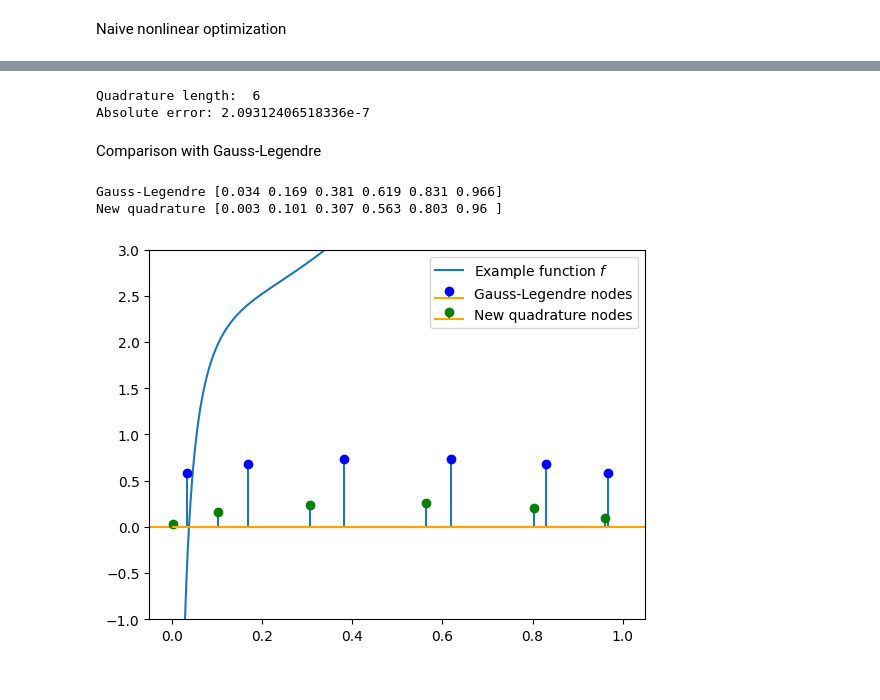
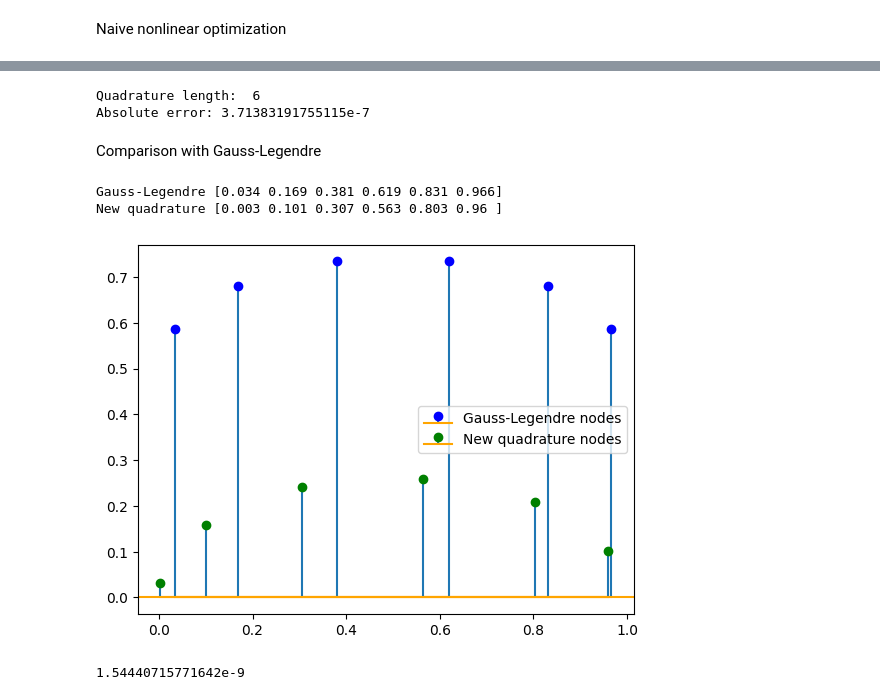
Before and after one commit to jakobtkn/ggqpy, a Jupyter notebook: example.ipynb, the cells around one changed output, grey strips where cells are left out. Saved outputs shown, nothing was run; the diff lists cells and outputs as text; code cells hidden in the pictures.

```diff
--- a/example.ipynb
+++ b/example.ipynb
@@ -82,5 +83,4 @@ Naive error: 0.617141984239625
 # %%
 opt = QuadOptimizer(u_list,r)
-opt.set_parameters(0.8,100,1e-6)
-r = U_disc.T@w_disc
+opt.set_parameters(0.9,100,1e-4)
 x,w = opt.point_reduction(x_cheb, w_cheb, eps_quad)
@@ -103,21 +89,26 @@ print("Quadrature length: ", len(x))
 print("Absolute error:", abs(F.target_integral(ex_f_expr)-ex_f(x)@w))
 # %% [output]
 Quadrature length:  6
-Absolute error: 2.09312406518336e-7
+Absolute error: 3.71383191755115e-7
 # %% [markdown]
 Comparison with Gauss-Legendre
 # %%
 fig, ax = plt.subplots()
-ax.plot(xx, ex_f(xx),label=r"Example function $f$")
-ax.set_ylim(-1,3)
 x_gl,w_gl = I.translate(np.polynomial.legendre.leggauss(len(x)))
 ax.axhline(y=0,c="orange")
 ax.stem(x_gl, w_gl, markerfmt = 'bo', basefmt="orange", label=r"Gauss-Legendre nodes")
 ax.stem(x, w, markerfmt = 'go', basefmt="orange", label=r"New quadrature nodes")
 ax.legend()
 print("Gauss-Legendre",np.around(x_gl,3))
 print("New quadrature",np.around(sorted(x),3))
 # %% [output]
 Gauss-Legendre [0.034 0.169 0.381 0.619 0.831 0.966]
 New quadrature [0.003 0.101 0.307 0.563 0.803 0.96 ]
-[figure, old version]
+[figure, new version]
+# %%
+symx = sym.Symbol("x")
+expr = 2*symx**3 + 0.1*symx**7
+f = sym.lambdify(symx, expr, "numpy")
+print(abs(F.target_integral(expr) - f(x)@w))
+# %% [output]
+1.54440715771642e-9
```
Also changed, not shown: parts of 5 cells of this notebook, 1 other file.
